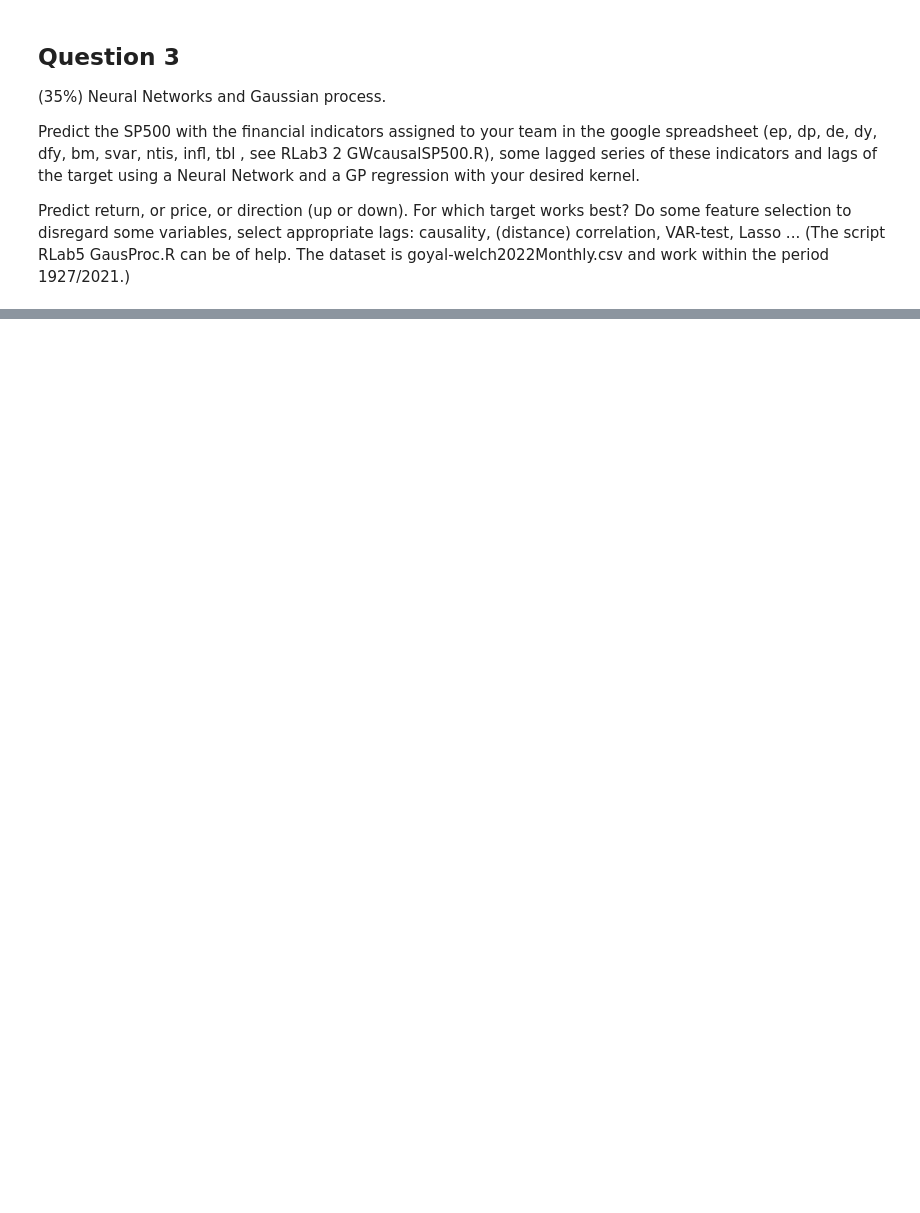
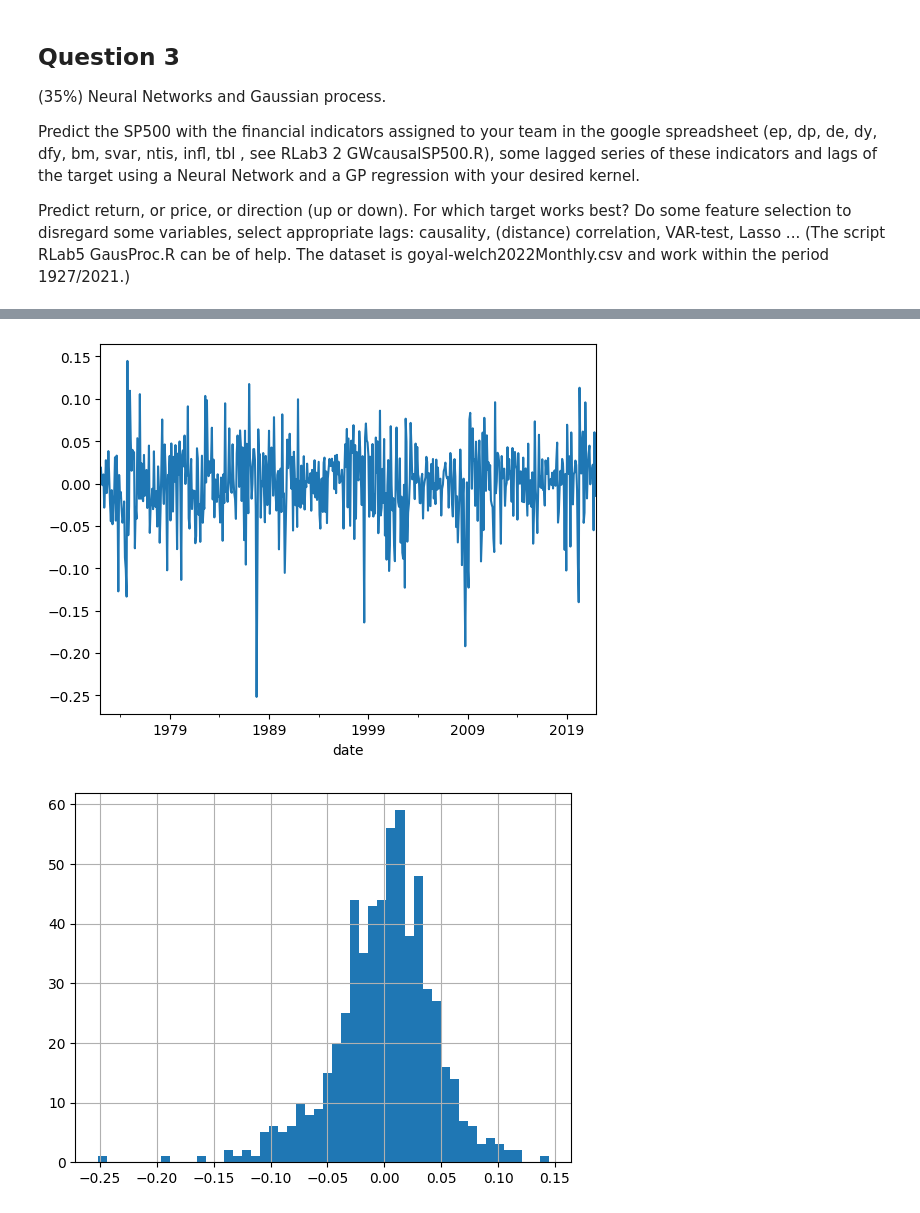
Before and after one commit to jonnycodd99/ML-for-Finance, a Jupyter notebook: Homework 1/01. Question 3.ipynb, the cells around one changed output, grey strips where cells are left out. Cells and saved outputs as stored; diff of their text form; code cells hidden in the pictures; blank space fills up the shorter version.

```diff
--- a/Homework 1/01. Question 3.ipynb
+++ b/Homework 1/01. Question 3.ipynb
@@ -81,0 +80,15 @@ print(Z)
+# %%
+# Option 2. Target as Return
+df['return'] = np.log(df['Index']).diff(tau)
+# try non-center (above) /center target (below)
+mean_target = df['return'].mean()
+df['return'] = df['return'] - mean_target ##Center the target
+
+df.set_index('date')['return'].plot()
+plt.show()
+
+df.set_index('date')['return'].hist(bins=50)
+plt.show()
+# %% [output]
+[figure, added]
+[figure, added]
```
Also changed, not shown: parts of 19 cells of this notebook.
